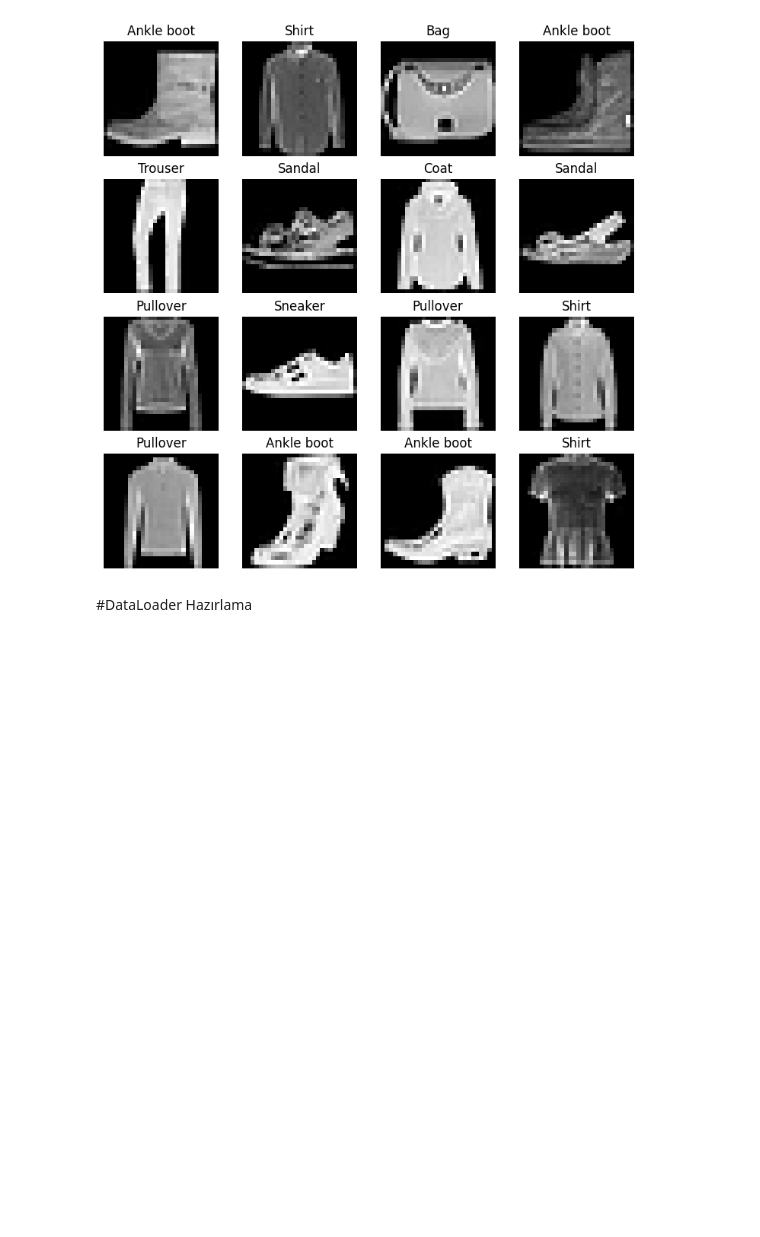
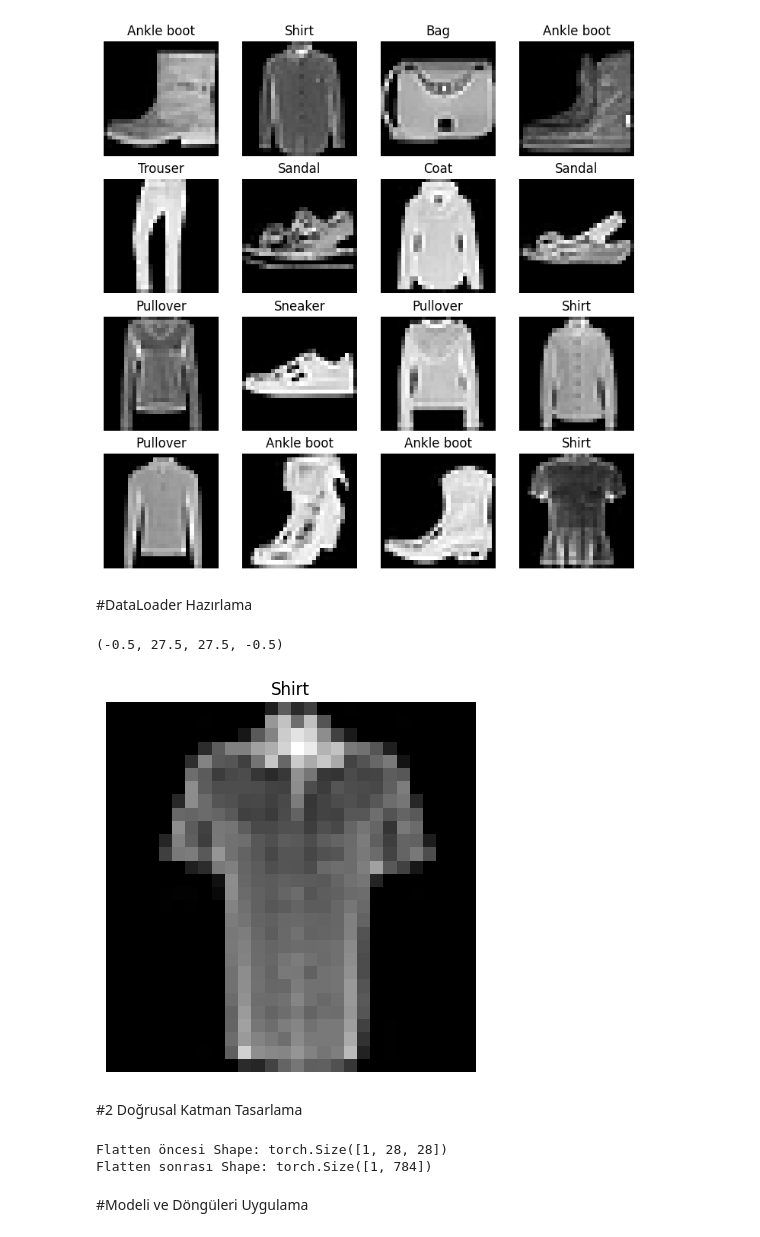
Before and after one commit to ugursirvermez/PyTorch_Education, a Jupyter notebook: 04_pytorch_computer_vision.ipynb, the cells around one changed output. Drawn from its saved outputs; the diff is of its cells as text; code cells hidden in the pictures; blank space fills up the shorter version.

Commit message:
Colab kullanılarak oluşturuldu. Modeli ve döngüleri oluşturup batch'lerin hesaplarına baktık.

```diff
--- a/04_pytorch_computer_vision.ipynb
+++ b/04_pytorch_computer_vision.ipynb
@@ -73,3 +73,46 @@ for i in range(1, rows*cols+1):
 [figure]
 # %% [markdown]
 #DataLoader Hazırlama
+# %%
+#DataLoader Hazırlama
+#DataLoader -> PyTorch nesnesinden Python nesnesine çevirmeyi sağlar. Mini Batches oluşturacağız. Batch_size = 32 olmalı.
+from torch.utils.data import DataLoader
+
+#İşlenecek Batch maksimum boyutu
+BATCH_SIZE = 32
+
+#Veri setini yenilemeye çevirelim. Train_Data
+train_dataloader = DataLoader(dataset = train_data, batch_size = BATCH_SIZE, shuffle = True)
+#Test_Data
+test_dataloader = DataLoader(dataset = test_data, batch_size = BATCH_SIZE, shuffle = False)
+#Eğitilmiş verilerin içinde ne var?
+train_features_batch , train_labels_batch = next(iter(train_dataloader))
+
+torch.manual_seed(42)
+random_idx = torch.randint(0, len(train_features_batch), size=[1]).item()
+img, label = train_features_batch[random_idx], train_labels_batch[random_idx]
+plt.imshow(img.squeeze(), cmap="gray")
+plt.title(class_names[label])
+plt.axis(False)
+# %% [output]
+(-0.5, 27.5, 27.5, -0.5)
+[figure, added]
+# %% [markdown]
+#2 Doğrusal Katman Tasarlama
+# %%
+# Model_0 Tasarlama
+flatten_model = nn.Flatten() #tensörün boyutları ile devam eden ve Sequential yerine kullanılır.
+
+# Tek bir örnek alalım
+x = train_features_batch[0]
+
+#Flatten örnek
+output = flatten_model(x) #forward pass olacak
+
+print(f"Flatten öncesi Shape: {x.shape}")
+print(f"Flatten sonrası Shape: {output.shape}")
+# %% [output]
+Flatten öncesi Shape: torch.Size([1, 28, 28])
+Flatten sonrası Shape: torch.Size([1, 784])
+# %% [markdown]
+#Modeli ve Döngüleri Uygulama
```
Also changed, not shown: parts of 1 cell of this notebook.
